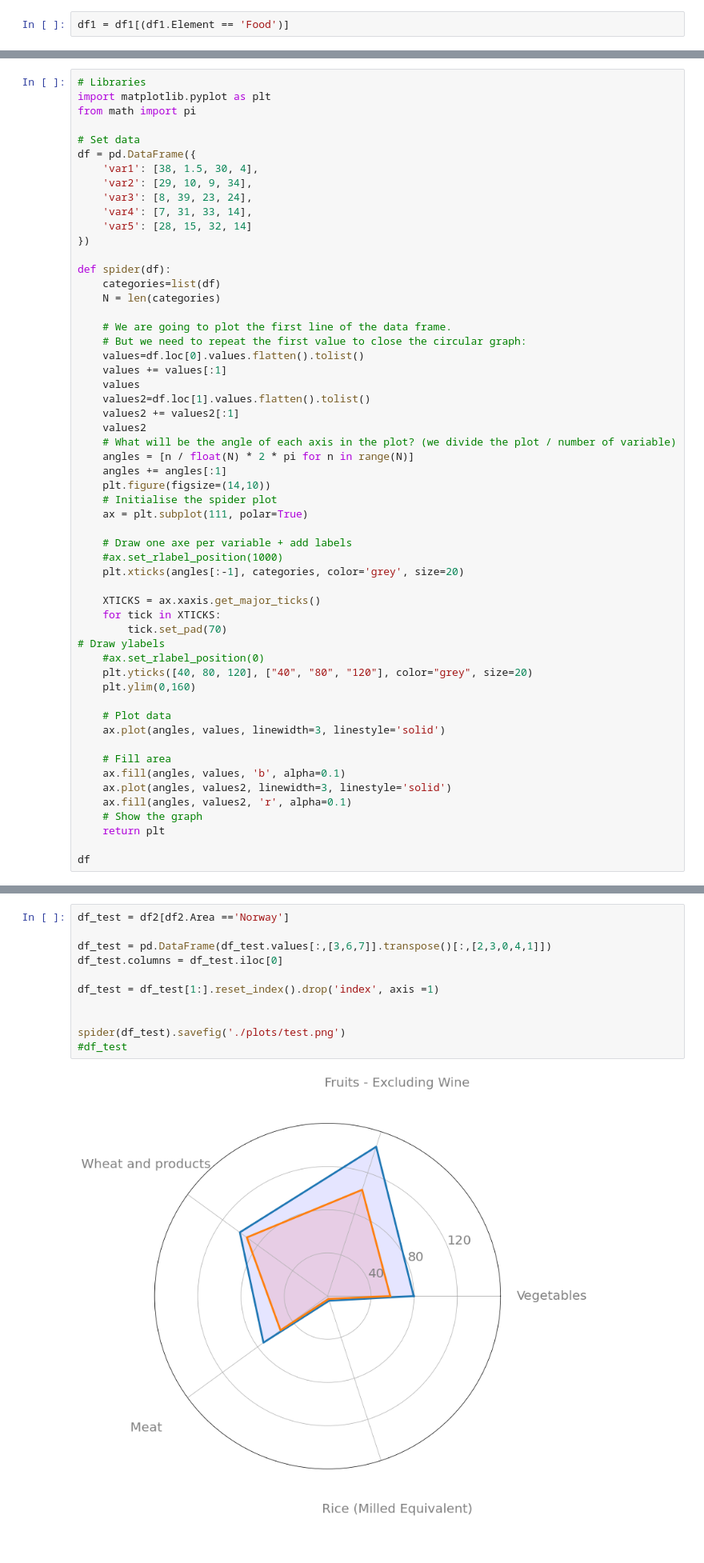
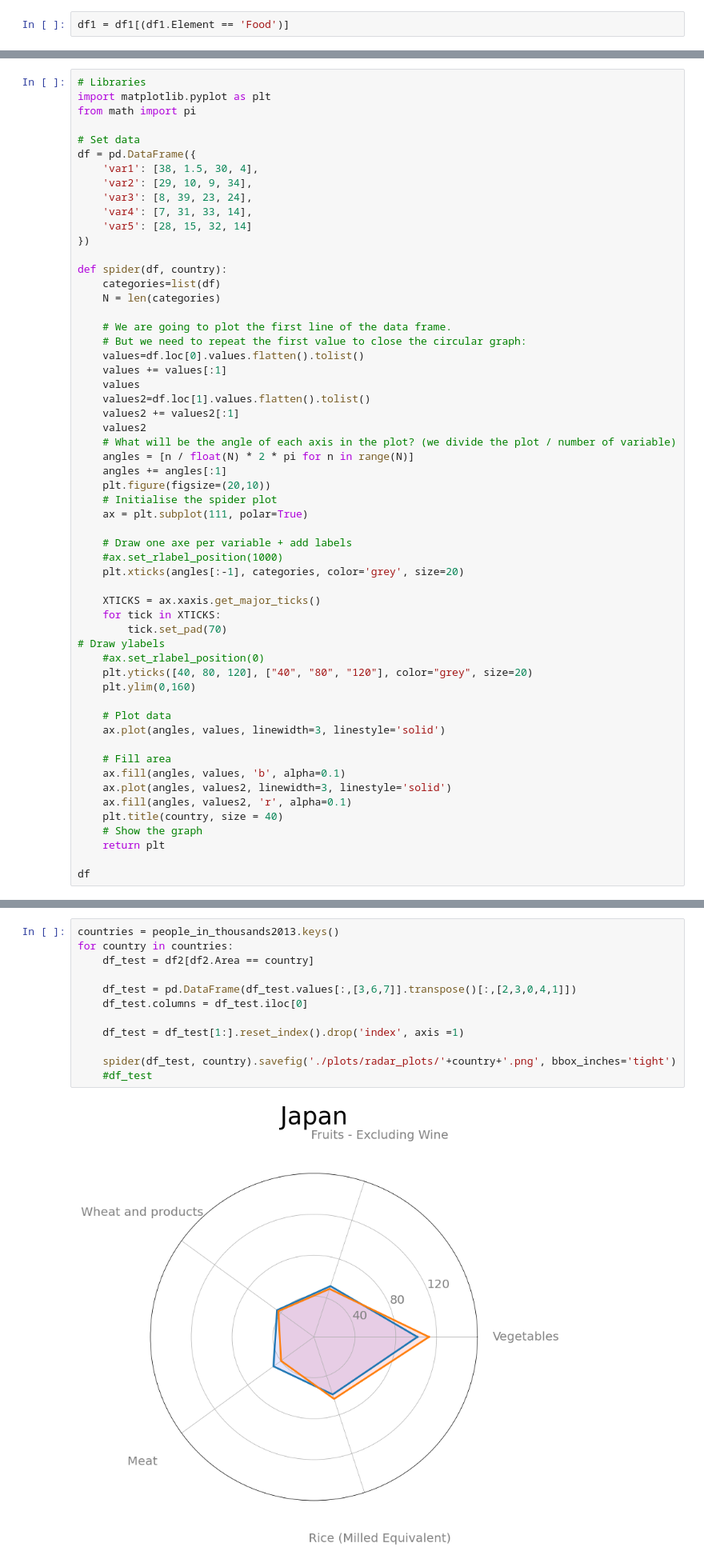
Before and after one commit to azoz01/twd-projekt-1, a Jupyter notebook: radar.ipynb, the cells around one changed output, grey strips where cells are left out. Shown: that part at 80% size. Drawn from its saved outputs; the diff is of its cells as text.

```diff
--- a/radar.ipynb
+++ b/radar.ipynb
@@ -128,7 +128,7 @@ df = pd.DataFrame({
     'var5': [28, 15, 32, 14]
 })
 
-def spider(df):
+def spider(df, country):
     categories=list(df)
     N = len(categories)
 
@@ -143,7 +143,7 @@ def spider(df):
     # What will be the angle of each axis in the plot? (we divide the plot / number of variable)
     angles = [n / float(N) * 2 * pi for n in range(N)]
     angles += angles[:1]
-    plt.figure(figsize=(14,10))
+    plt.figure(figsize=(20,10))
     # Initialise the spider plot
     ax = plt.subplot(111, polar=True)
 
@@ -166,6 +166,7 @@ def spider(df):
     ax.fill(angles, values, 'b', alpha=0.1)
     ax.plot(angles, values2, linewidth=3, linestyle='solid')
     ax.fill(angles, values2, 'r', alpha=0.1)
+    plt.title(country, size = 40)
     # Show the graph
     return plt
 
@@ -202,15 +203,16 @@ df2
 | 20519 | United States of America | 1000 tonnes | Food | Fruits - Excluding Wine | 33454 | 30919.0 | 108.261518 | 118.956748 |
 | 20524 | United States of America | 1000 tonnes | Food | Meat | 36849 | 30553.0 | 119.248182 | 117.548611 |
 # %%
-df_test = df2[df2.Area =='Norway']
+countries = people_in_thousands2013.keys()
+for country in countries:
+    df_test = df2[df2.Area == country]
 
-df_test = pd.DataFrame(df_test.values[:,[3,6,7]].transpose()[:,[2,3,0,4,1]])
-df_test.columns = df_test.iloc[0]
+    df_test = pd.DataFrame(df_test.values[:,[3,6,7]].transpose()[:,[2,3,0,4,1]])
+    df_test.columns = df_test.iloc[0]
 
-df_test = df_test[1:].reset_index().drop('index', axis =1)
+    df_test = df_test[1:].reset_index().drop('index', axis =1)
 
-
-spider(df_test).savefig('./plots/test.png')
-#df_test
+    spider(df_test, country).savefig('./plots/radar_plots/'+country+'.png', bbox_inches='tight')
+    #df_test
 # %% [output]
-[figure, old version]
+[figure, new version]
```
Also changed, not shown: parts of 1 cell of this notebook, 6 other files.
